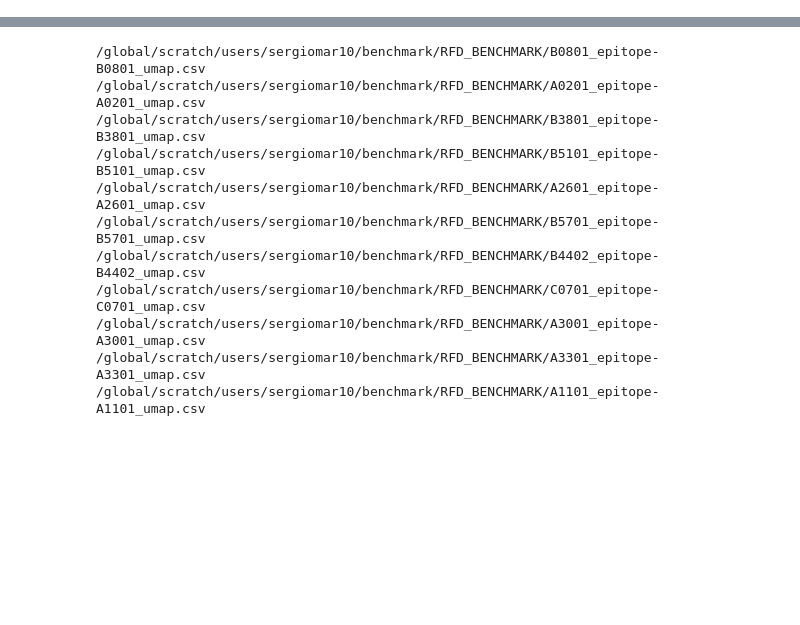
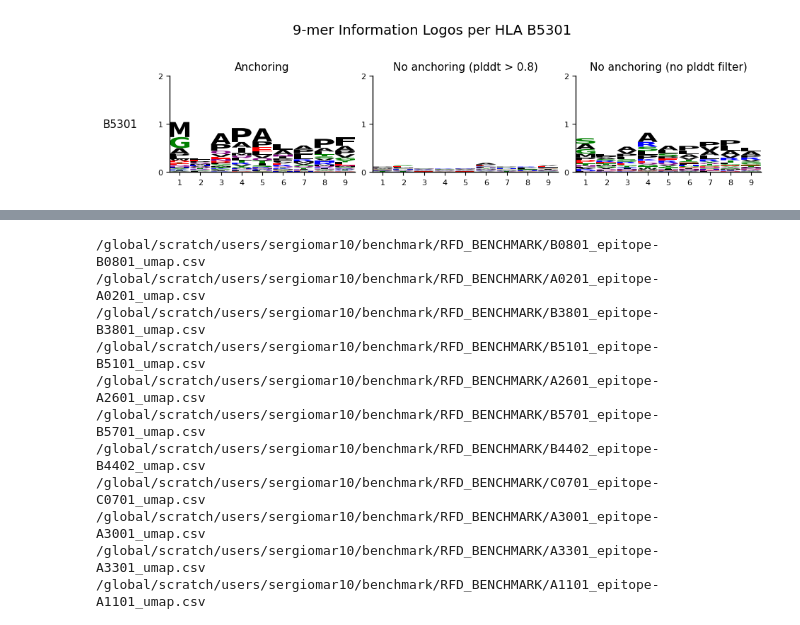
Before and after one commit to sermare/ESMCBA, a Jupyter notebook: jupyter_notebooks/rdfiffusion/ICML_notebook.ipynb, the cells around one changed output, grey strips where cells are left out. Cells and saved outputs as stored; diff of their text form; code cells hidden in the pictures; blank space fills up the shorter version.

```diff
--- a/jupyter_notebooks/rdfiffusion/ICML_notebook.ipynb
+++ b/jupyter_notebooks/rdfiffusion/ICML_notebook.ipynb
@@ -11,0 +14,10 @@ import matplotlib.colors as mcolors
+# %%
+rfd_peptides_all = pd.read_csv('/global/scratch/users/sergiomar10/ESMCBA/rdfiffusion_output_peptides.csv')
+# %%
+results['pdb_id'] = results['RUN'].str.split('/',expand= True)[6]
+# %%
+results = pd.merge(
+    results,
+    rfd_peptides_all[['hla_allele','pdb_id']].drop_duplicates(),
+    on=['pdb_id'],
+    how='left')
@@ -11,0 +49,90 @@ import matplotlib.colors as mcolors
+# %%
+
+AA = list("ACDEFGHIKLMNPQRSTVWY")   # 20-aa alphabet
+PSEUDOCOUNT = 1                     # avoids log(0) and /0 problems
+PEPTIDE_LEN = 9                     # change to 8, 10, 11… if needed
+RNG_SEED     = 42                   # global reproducibility
+
+
+# -----------------------------------------------------------------------------
+#  Assumes pwm_pred, pwm_train, pwm_episcan already exist in memory (9-mer PWM).
+# -----------------------------------------------------------------------------
+amino_acids = list("ACDEFGHIKLMNPQRSTVWY")
+bg_probs    = [1/20] * 20
+
+for allele in rfd_peptides_all[rfd_peptides_all['hla_allele'].notna()]['hla_allele'].unique()[:2]:
+
+    pwm_pred     = build_pwm(rfd_peptides_all[(rfd_peptides_all['plddt'] > 0.6) & (rfd_peptides_all['hla_allele'] == allele)],
+                            seq_col="epitope",  allele_col="hla_allele")
+
+    pwm_train     = build_pwm(results[(results['plddt'] > 0.8) & (results['hla_allele'] == allele)],
+                        seq_col="epitope",  allele_col="hla_allele")
+
+    pwm_train2     = build_pwm(results[(results['plddt'] > 0 ) & (results['hla_allele'] == allele)],
+                        seq_col="epitope",  allele_col="hla_allele")
+    datasets = {
+        "Anchoring":        pwm_pred,
+        "No anchoring (plddt > 0.8)":  pwm_train,
+        "No anchoring (no plddt filter)":  pwm_train2
+    }
+
+    # only alleles present in every dataset
+    common_hlas = sorted(set.intersection(*(set(d) for d in datasets.values())))
+
+    if not common_hlas:
+        continue
+    #     raise ValueError("No common HLA alleles across all three datasets.")
+
+    n_rows = len(common_hlas)
+    n_cols = len(datasets)
+
+    fig, axes = plt.subplots(
+        n_rows, n_cols,
+        figsize=(n_cols * 3.2, n_rows * 2.4),
+        squeeze=False
+    )
+
+    for r, hla in enumerate(common_hlas):
+        for c, (src_name, pwm_dict) in enumerate(datasets.items()):
+            ax = axes[r][c]
+            pwm = pwm_dict[hla]             # shape (9, 20) frequencies
+            freq_df = pd.DataFrame(pwm, columns=amino_acids)
+
+            # convert to information content (bits above uniform)
+            info_df = logomaker.transform_matrix(
+                freq_df,
+                from_type="probability",
+                to_type="information",
+                background=bg_probs
+            )
+
+            logo = logomaker.Logo(
+                info_df,
+                ax=ax,
+                color_scheme="chemistry"
+            )
+            logo.style_spines(visible=False)
+            logo.style_spines(spines=['left', 'bottom'], visible=True)
+
+            ax.set_xticks(range(pwm.shape[0]))
+            ax.set_xticklabels([str(i + 1) for i in range(pwm.shape[0])], fontsize=8)
+            ax.set_ylabel("")
+
+            # Column headers
+            if r == 0:
+                ax.set_title(src_name, fontsize=11, pad=6)
+
+            # Row labels
+            if c == 0:
+                ax.set_ylabel(hla, rotation=0, fontsize=11,
+                            labelpad=38, va="center")
+
+            # Clean y‑axis ticks
+            ax.set_yticks([0, 1, 2])
+            ax.set_yticklabels(["0", "1", "2"], fontsize=8)
+
+    plt.suptitle(f"9‑mer Information Logos per HLA {allele}", fontsize=14, y=1.02)
+    plt.tight_layout(h_pad=0.6, w_pad=0.6)
+    plt.show()
+# %% [output]
+[figure, added]
```
Also changed, not shown: parts of 19 cells of this notebook, 25 other files.
